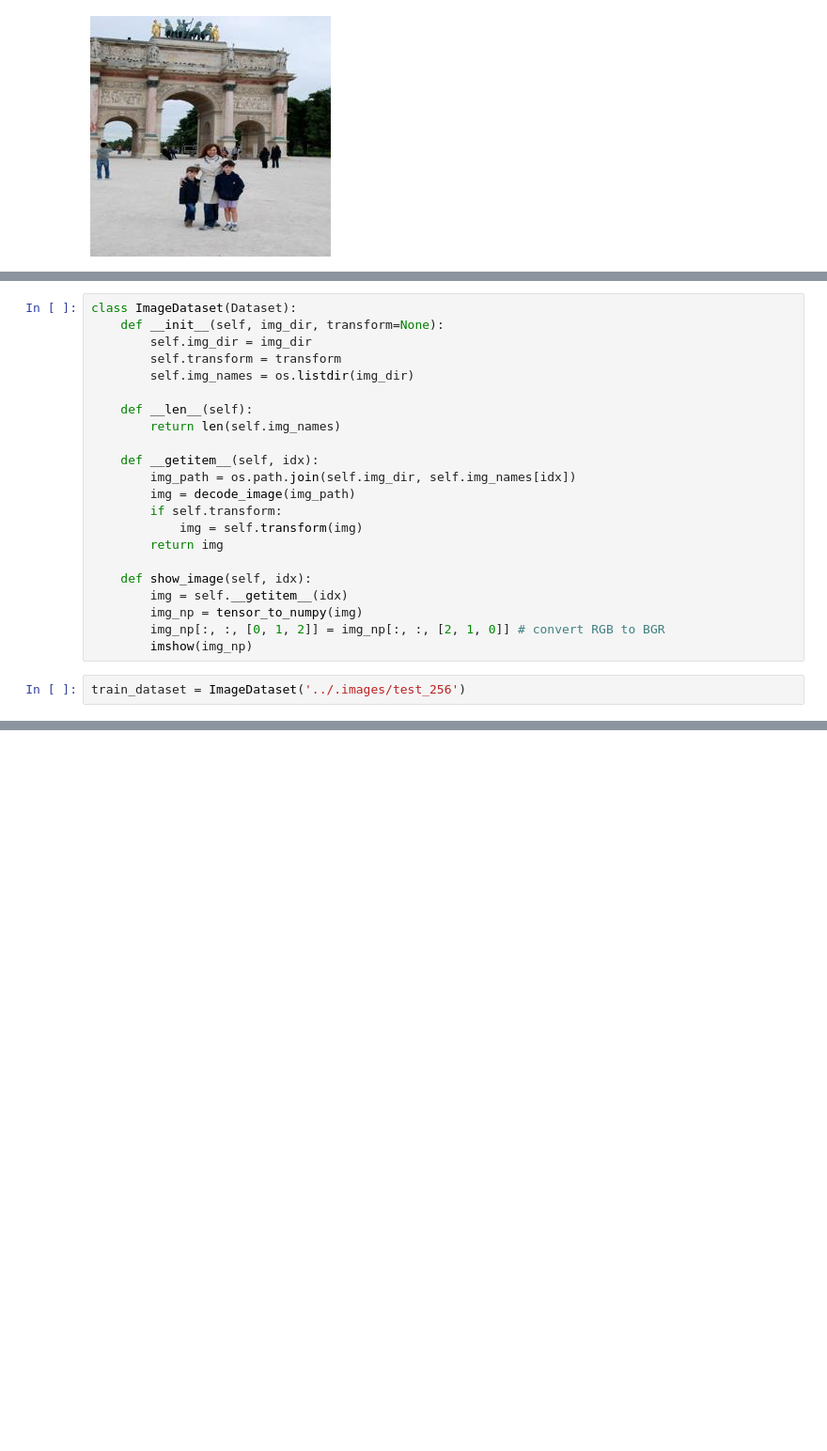
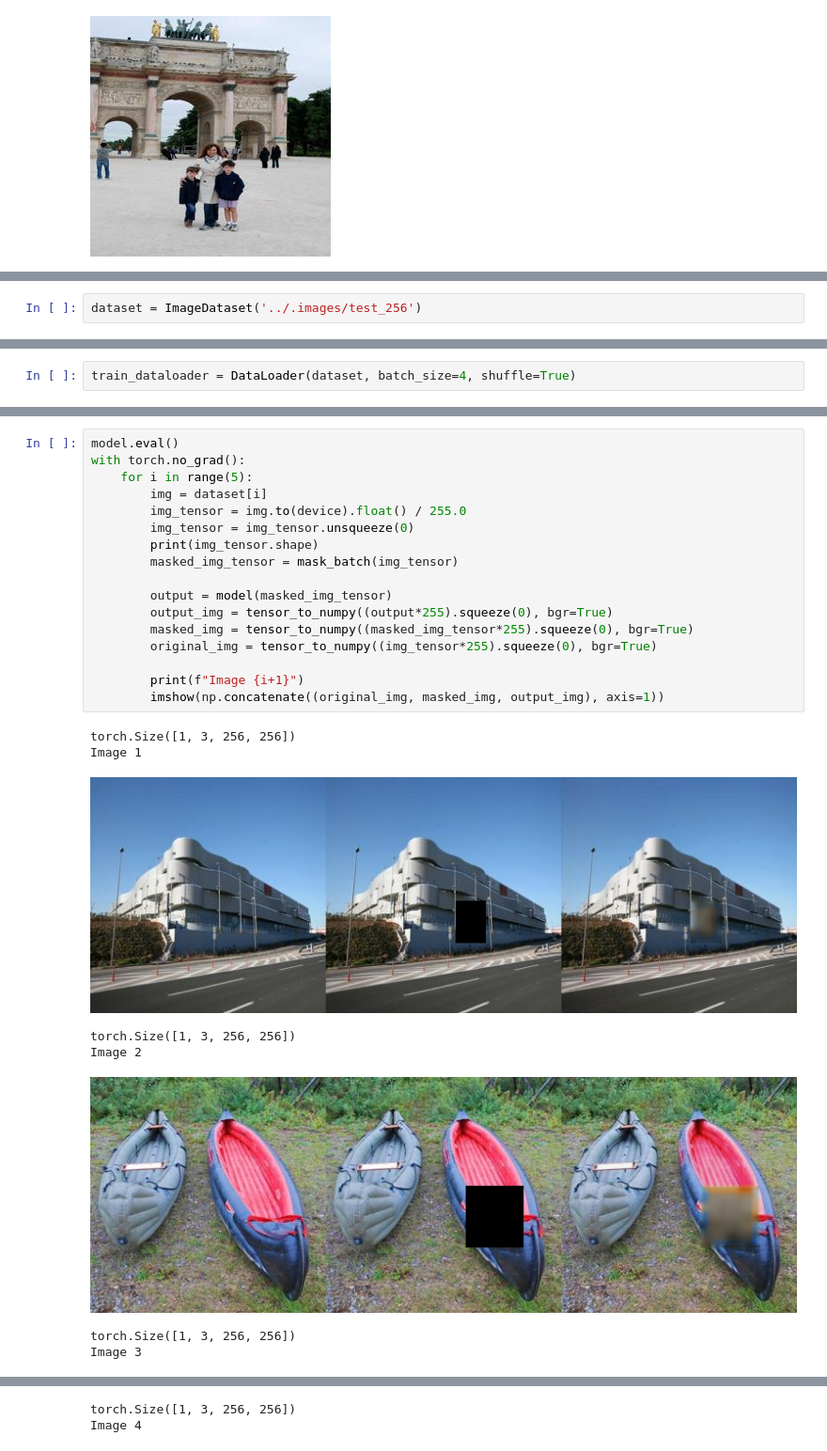
Before and after one commit to marcinperek/Image-inpainting-NN, a Jupyter notebook: notebooks/unet.ipynb, the cells around one changed output, grey strips where cells are left out. Shown at 94% size. Saved outputs shown, nothing was run; the diff lists cells and outputs as text; blank space fills up the shorter version.

```diff
--- a/notebooks/unet.ipynb
+++ b/notebooks/unet.ipynb
@@ -146,25 +147,3 @@ imshow(result)
-# %%
-class ImageDataset(Dataset):
-    def __init__(self, img_dir, transform=None):
-        self.img_dir = img_dir
-        self.transform = transform
-        self.img_names = os.listdir(img_dir)
-
-    def __len__(self):
-        return len(self.img_names)
-
-    def __getitem__(self, idx):
-        img_path = os.path.join(self.img_dir, self.img_names[idx])
-        img = decode_image(img_path)
-        if self.transform:
-            img = self.transform(img)
-        return img
-
-    def show_image(self, idx):
-        img = self.__getitem__(idx)
-        img_np = tensor_to_numpy(img)
-        img_np[:, :, [0, 1, 2]] = img_np[:, :, [2, 1, 0]] # convert RGB to BGR
-        imshow(img_np)
 # %%
-train_dataset = ImageDataset('../.images/test_256')
+dataset = ImageDataset('../.images/test_256')
 # %%
@@ -172,2 +151,4 @@ train_dataset.show_image(0)
 # %% [output]
 [figure]
+# %%
+train_dataloader = DataLoader(dataset, batch_size=4, shuffle=True)
@@ -173,0 +210,26 @@ train_dataset.show_image(0)
+# %%
+model.eval()
+with torch.no_grad():
+    for i in range(5):
+        img = dataset[i]
+        img_tensor = img.to(device).float() / 255.0
+        img_tensor = img_tensor.unsqueeze(0)
+        print(img_tensor.shape)
+        masked_img_tensor = mask_batch(img_tensor)
+
+        output = model(masked_img_tensor)
+        output_img = tensor_to_numpy((output*255).squeeze(0), bgr=True)
+        masked_img = tensor_to_numpy((masked_img_tensor*255).squeeze(0), bgr=True)
+        original_img = tensor_to_numpy((img_tensor*255).squeeze(0), bgr=True)
+
+        print(f"Image {i+1}")
+        imshow(np.concatenate((original_img, masked_img, output_img), axis=1))
+# %% [output]
+torch.Size([1, 3, 256, 256])
+Image 1
+[figure, added]
+torch.Size([1, 3, 256, 256])
+Image 2
+[figure, added]
+torch.Size([1, 3, 256, 256])
+Image 3
@@ -173,0 +237,2 @@ train_dataset.show_image(0)
+torch.Size([1, 3, 256, 256])
+Image 4
```
Also changed, not shown: parts of 8 cells of this notebook, 5 other files.
